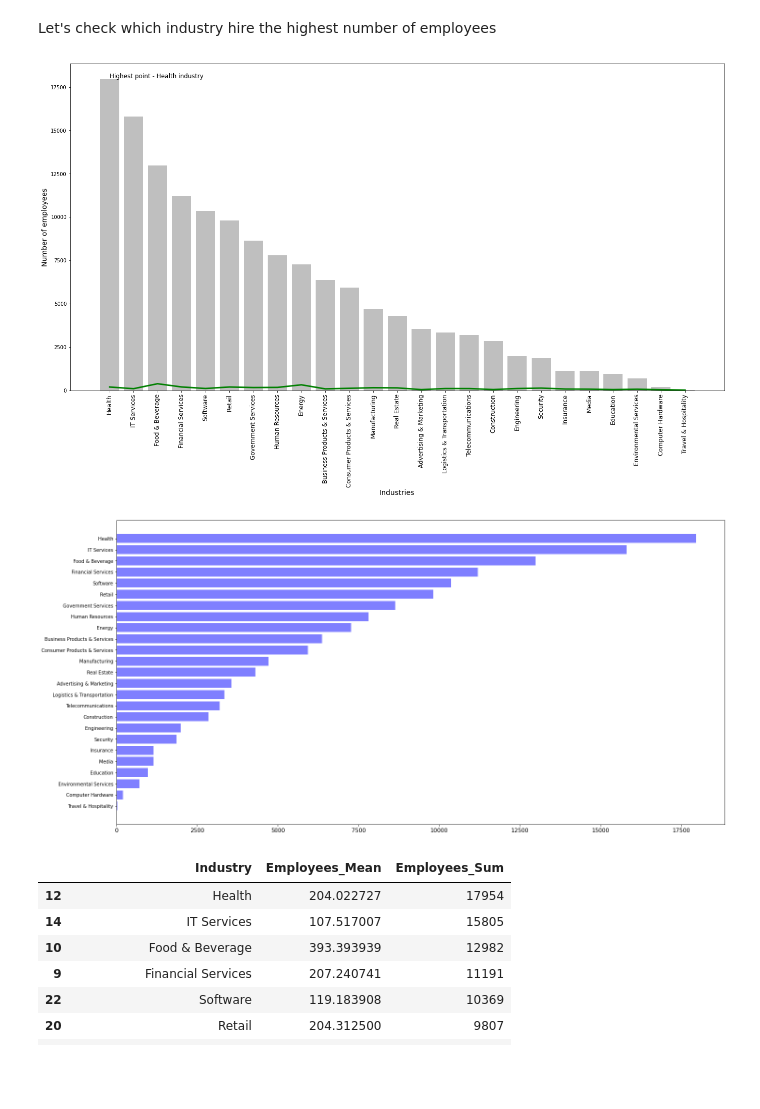
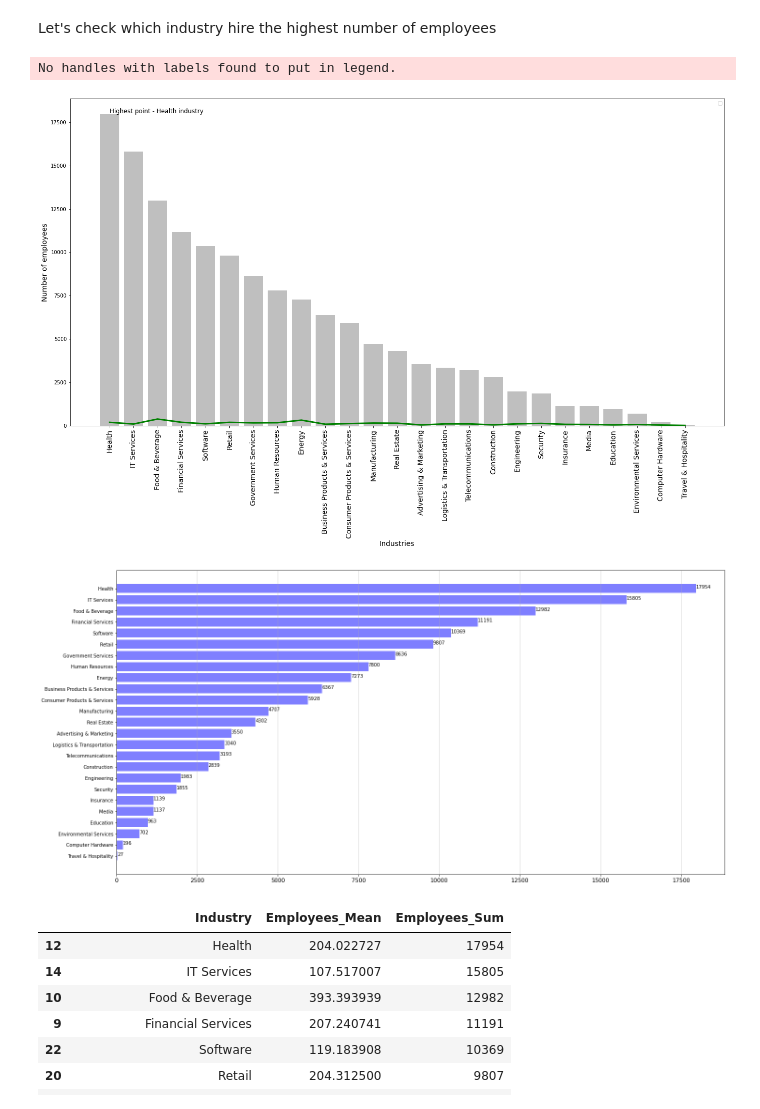
Before and after one commit to MrDataAnalyst/Sales-analysis, a Jupyter notebook: Startups.ipynb, the cells around one changed output. Cells and saved outputs as stored; diff of their text form; code cells hidden in the pictures; blank space fills up the shorter version.

```diff
--- a/Startups.ipynb
+++ b/Startups.ipynb
@@ -89,20 +89,24 @@ indus
 # %%
 fig = plt.figure(figsize=(18,9))
 ax = fig.add_axes([0,0,1,1])
 
 x1 = indus['Industry']
 x2 = indus['Employees_Mean']
 x3 = indus['Employees_Sum']
-plt.xticks(rotation=90, size = 12)
+plt.xticks(rotation=90, size = 14)
 plt.ylabel('Number of employees', size = 14)
 plt.xlabel('Industries', size = 14)
 ax.plot(x1,x2, color = 'g', linewidth=3.0)
 ax.bar(x1,x3, color = 'grey', alpha = 0.5)
 ax.annotate('Highest point - Health industry', xy = ('Health', 18000), size = 12, color = 'black')
-plt.savefig('Chart_basic.png', dpi = 300)
+
+#plt.savefig('Chart_basic.png', dpi = 300)
 # %% [output]
+No handles with labels found to put in legend.
-[figure, old version]
+[figure, new version]
 # %%
+#Number of employess in each industry
+
 fig = plt.figure(figsize=(18,9))
 ax = fig.add_axes([0,0,1,1])
 indus.sort_values(by = 'Employees_Sum', ascending=True, inplace = True)
@@ -110,11 +114,15 @@ indus.sort_values(by = 'Employees_Sum', ascending=True, inplace = True)
 x1 = indus['Industry']
 x2 = indus['Employees_Sum']
 
+for Index, Sum in enumerate(indus['Employees_Sum']):
+    ax.annotate(Sum, xy = (Sum, Index))
+
 plt.barh(x1,x2, color = 'blue', alpha = 0.5)
+ax.xaxis.grid(linestyle = '-', linewidth = 0.5) #dodaje poziome linnie na tle wykresu
 plt.xticks(size = 12)
 plt.show()
 # %% [output]
-[figure, old version]
+[figure, new version]
 # %%
 indus.sort_values(by = 'Employees_Sum', ascending=False)
 # %% [output]
```
